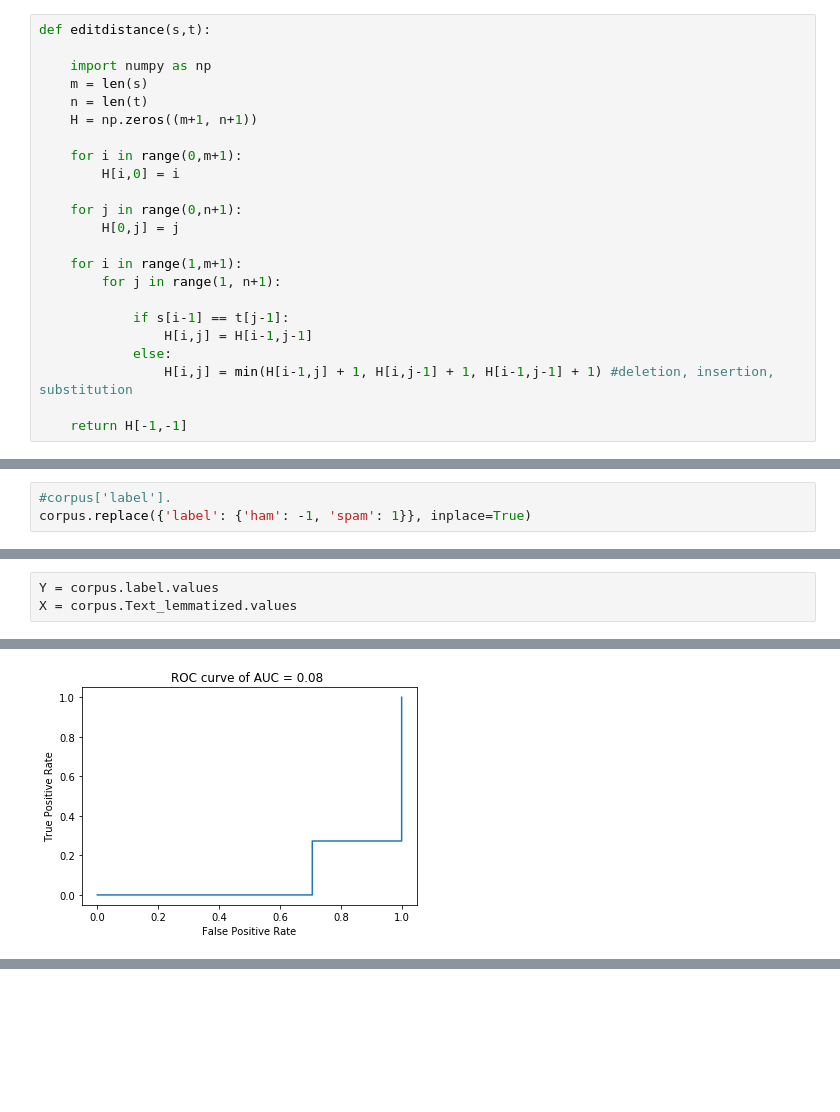
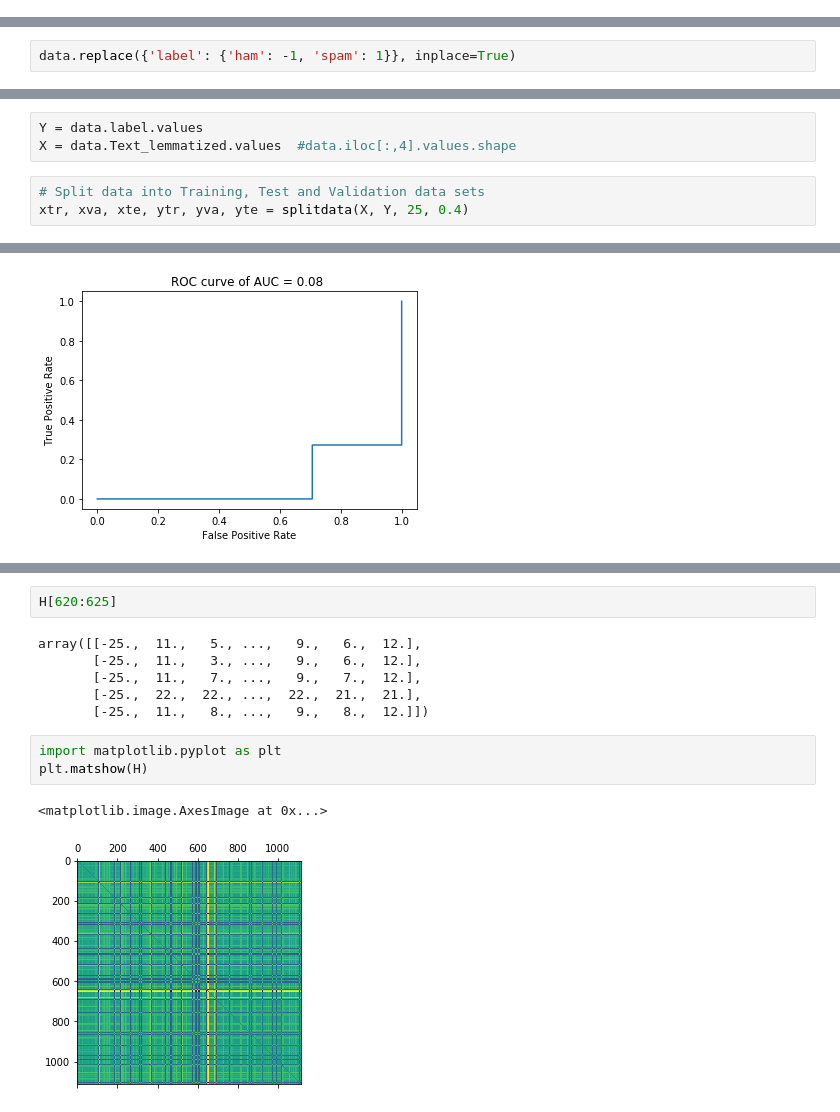
Before and after one commit to Nanomsky/NLP-classification, a Jupyter notebook: NLP Classification.ipynb, the cells around one changed output, grey strips where cells are left out. Cells and saved outputs as stored; diff of their text form; blank space fills up the shorter version.

```diff
--- a/NLP Classification.ipynb
+++ b/NLP Classification.ipynb
@@ -269,23 +131,0 @@ corpus['Text_cleaned'][1]
-# %%
-def editdistance(s,t):
-
-    import numpy as np
-    m = len(s)
-    n = len(t)
-    H = np.zeros((m+1, n+1))
-
-    for i in range(0,m+1):
-        H[i,0] = i
-
-    for j in range(0,n+1):
-        H[0,j] = j
-
-    for i in range(1,m+1):
-        for j in range(1, n+1):
-
-            if s[i-1] == t[j-1]:
-                H[i,j] = H[i-1,j-1]
-            else:
-                H[i,j] = min(H[i-1,j] + 1, H[i,j-1] + 1, H[i-1,j-1] + 1) #deletion, insertion, substitution
-
-    return H[-1,-1]
@@ -292,3 +134,2 @@ def editdistance(s,t):
 # %%
-#corpus['label'].
-corpus.replace({'label': {'ham': -1, 'spam': 1}}, inplace=True)
+data.replace({'label': {'ham': -1, 'spam': 1}}, inplace=True)
@@ -310,3 +154,6 @@ corpus.head()
 # %%
-Y = corpus.label.values
-X = corpus.Text_lemmatized.values
+Y = data.label.values
+X = data.Text_lemmatized.values  #data.iloc[:,4].values.shape
+# %%
+# Split data into Training, Test and Validation data sets
+xtr, xva, xte, ytr, yva, yte = splitdata(X, Y, 25, 0.4)
@@ -543,0 +411,14 @@ Auc = computeRoc(yte, p_val)
+# %%
+H[620:625]
+# %% [output]
+array([[-25.,  11.,   5., ...,   9.,   6.,  12.],
+       [-25.,  11.,   3., ...,   9.,   6.,  12.],
+       [-25.,  11.,   7., ...,   9.,   7.,  12.],
+       [-25.,  22.,  22., ...,  22.,  21.,  21.],
+       [-25.,  11.,   8., ...,   9.,   8.,  12.]])
+# %%
+import matplotlib.pyplot as plt
+plt.matshow(H)
+# %% [output]
+<matplotlib.image.AxesImage at 0x...>
+[figure, added]
```
Also changed, not shown: parts of 66 cells of this notebook, 4 other files.
